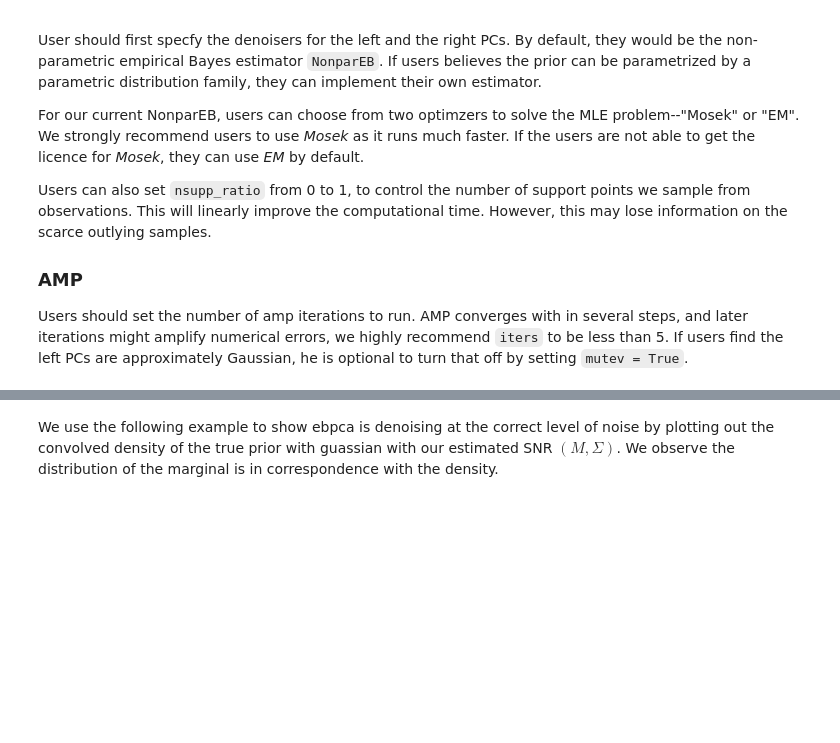
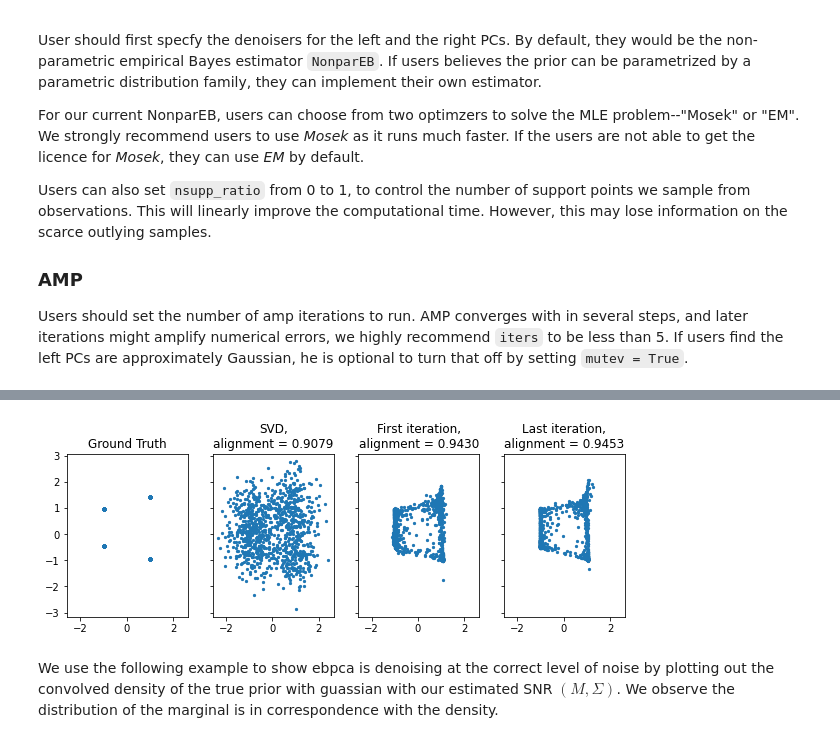
Before and after one commit to TraceyZhong/EBPCA, a Jupyter notebook: tutorial.ipynb, the cells around one changed output, grey strips where cells are left out. Cells and saved outputs as stored; diff of their text form; code cells hidden in the pictures; blank space fills up the shorter version.

```diff
--- a/tutorial.ipynb
+++ b/tutorial.ipynb
@@ -103,3 +103,12 @@ Algnment along iterations:
+# %%
+# Ustar is identified up to a flip sign.
+from tutorial import redirect_pc
+Ustar = redirect_pc(Ustar[:,:rank], pcapack.U)
+
+from tutorial import compare_with_truth
+compare_with_truth(Ustar, U, to_show=True)
+# %% [output]
+[figure, added]
 # %% [markdown]
 We use the following example to show ebpca is denoising at the correct level of noise by plotting out the convolved density of the true prior with guassian with our estimated SNR $(M,\Sigma)$. We observe the distribution of the marginal is in correspondence with the density.
 # %%
```
Also changed, not shown: parts of 5 cells of this notebook, 2 other files.
